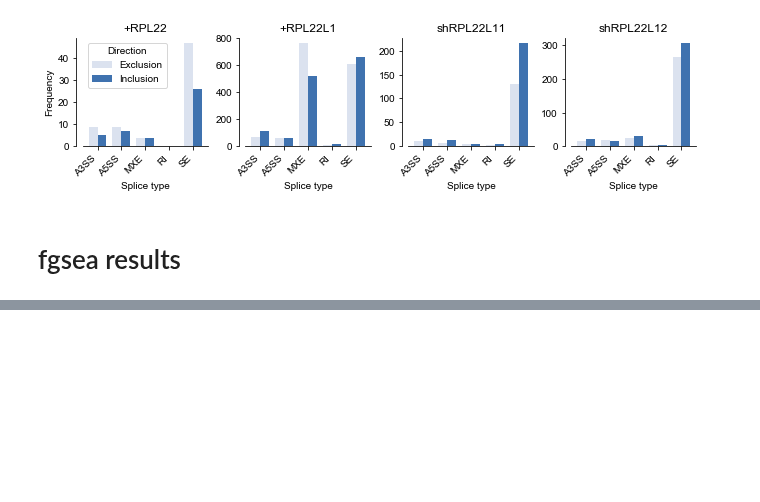
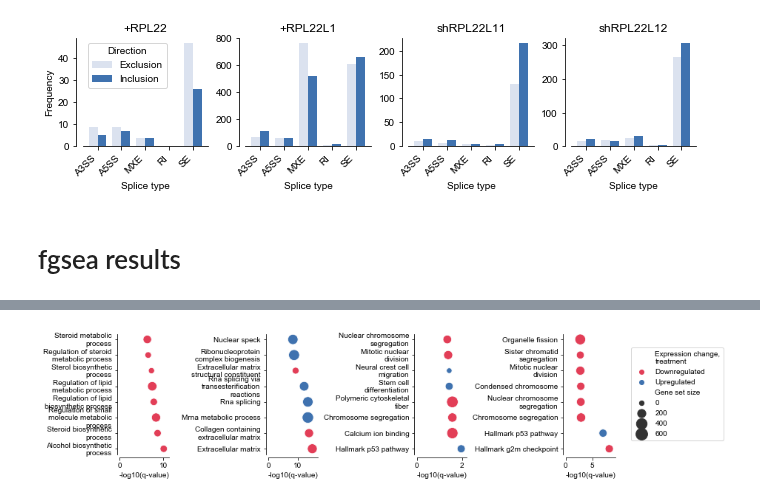
Before and after one commit to kevinhu/mdm4-splicing, a Jupyter notebook: notebooks/fig3_rnaseq.ipynb, the cells around one changed output, grey strips where cells are left out. Saved outputs shown, nothing was run; the diff lists cells and outputs as text; code cells hidden in the pictures; blank space fills up the shorter version.

Commit message:
Figure 3

```diff
--- a/notebooks/fig3_rnaseq.ipynb
+++ b/notebooks/fig3_rnaseq.ipynb
@@ -424,7 +424,7 @@ preprocess_fgsea(rpl22l1_oe_fgsea)
 preprocess_fgsea(sh704_fgsea)
 preprocess_fgsea(sh705_fgsea)
 # %%
-def get_top_n(fgsea, n=5):
+def get_top_n(fgsea, n=4):
 #     positives = fgsea[fgsea["direction"]==True].head(n)
 #     negatives = fgsea[fgsea["direction"]==False].head(n)
 
@@ -484,0 +485,12 @@ plt.savefig("../plots/sh705_fgsea_top.pdf",bbox_inches="tight",background="trans
+# %%
+plt.figure(figsize=(12,3))
+plot_top(rpl22_oe_fgsea_top,plt.subplot(141))
+plot_top(rpl22l1_oe_fgsea_top,plt.subplot(142))
+plot_top(sh704_fgsea_top,plt.subplot(143))
+plot_top(sh705_fgsea_top,plt.subplot(144),legend='brief')
+
+plt.subplots_adjust(wspace=2)
+
+plt.savefig("../plots/fgsea_top.pdf",bbox_inches="tight",background="transparent")
+# %% [output]
+[figure, added]
```
Also changed, not shown: parts of 2 cells of this notebook, 2 other files.
